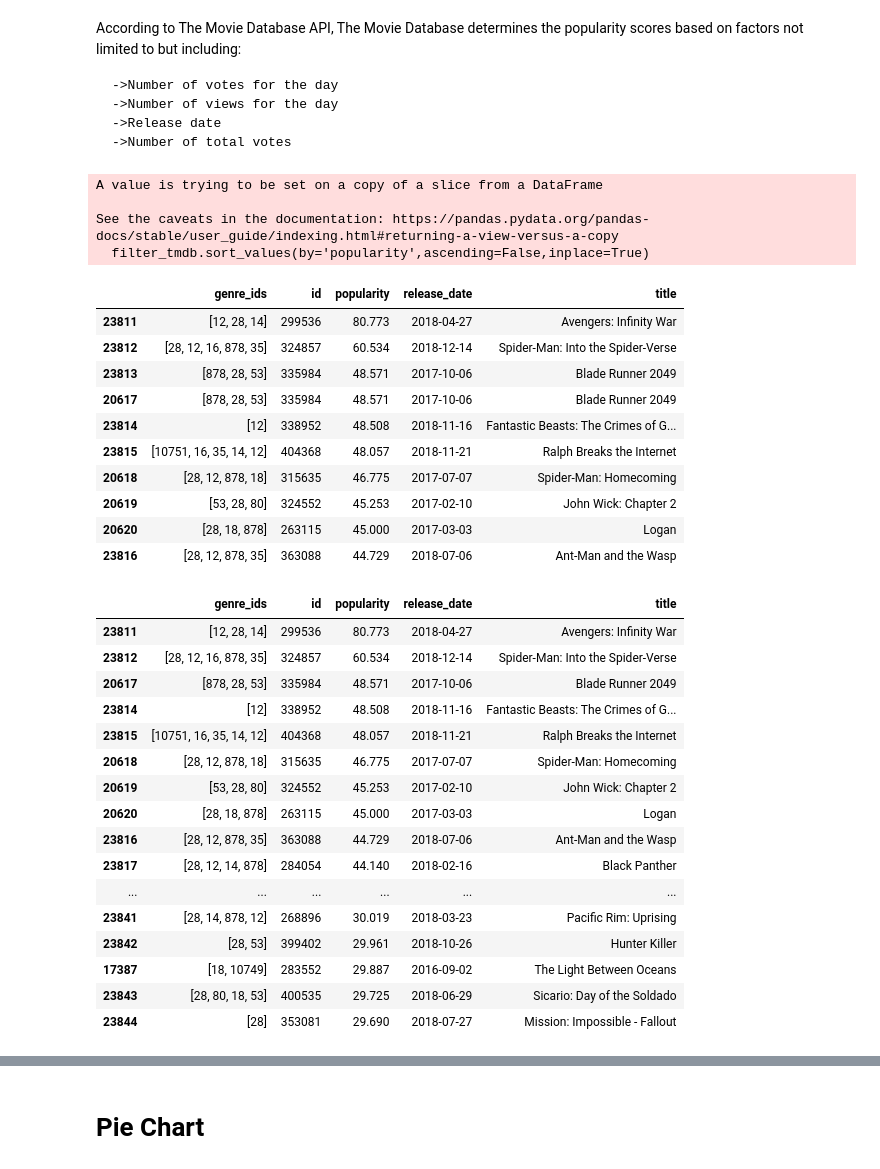
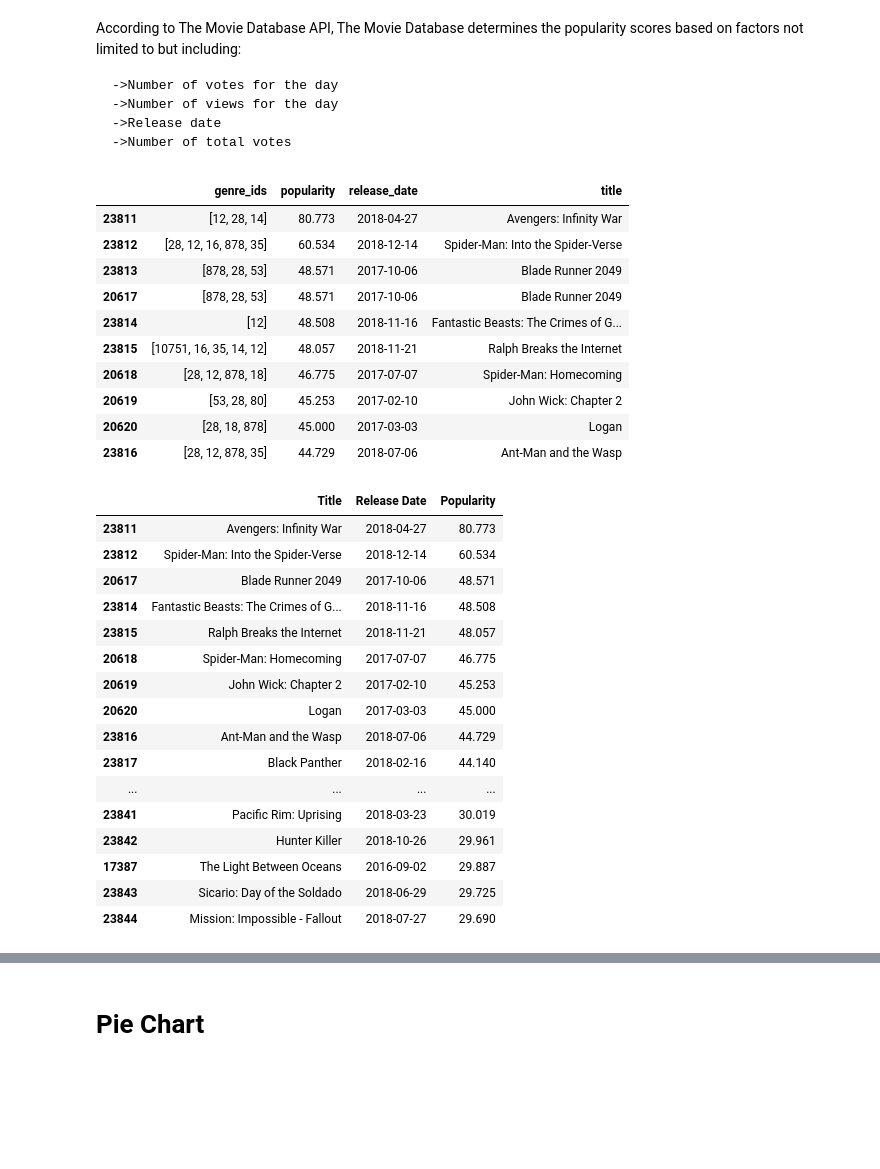
Before and after one commit to jswec/Microsoft-Pitch, a Jupyter notebook: notebooks/Beyza-genre.ipynb, the cells around one changed output, grey strips where cells are left out. Drawn from its saved outputs; the diff is of its cells as text; code cells hidden in the pictures; blank space fills up the shorter version.

```diff
--- a/notebooks/Beyza-genre.ipynb
+++ b/notebooks/Beyza-genre.ipynb
@@ -80,44 +81,45 @@ del tmdb['vote_average']
 # %%
 
-filter_tmdb=tmdb.loc[(tmdb['release_date'] >= '2016-01-01')
+tmdb=tmdb.loc[(tmdb['release_date'] >= '2016-01-01')
                      & (tmdb['release_date'] < '2019-12-30')]
-filter_tmdb.sort_values(by='popularity',ascending=False,inplace=True)
-filter_tmdb1.head(10)
+tmdb.sort_values(by='popularity',ascending=False,inplace=True)
+tmdb.head(10)
 # %% [output]
-A value is trying to be set on a copy of a slice from a DataFrame
-
-See the caveats in the documentation: https://pandas.pydata.org/pandas-docs/stable/user_guide/indexing.html#returning-a-view-versus-a-copy
-  filter_tmdb.sort_values(by='popularity',ascending=False,inplace=True)
-|  | genre_ids | id | popularity | release_date | title |
-| 23811 | [12, 28, 14] | 299536 | 80.773 | 2018-04-27 | Avengers: Infinity War |
-| 23812 | [28, 12, 16, 878, 35] | 324857 | 60.534 | 2018-12-14 | Spider-Man: Into the Spider-Verse |
-| 23813 | [878, 28, 53] | 335984 | 48.571 | 2017-10-06 | Blade Runner 2049 |
-| 20617 | [878, 28, 53] | 335984 | 48.571 | 2017-10-06 | Blade Runner 2049 |
-| 23814 | [12] | 338952 | 48.508 | 2018-11-16 | Fantastic Beasts: The Crimes of G... |
-| 23815 | [10751, 16, 35, 14, 12] | 404368 | 48.057 | 2018-11-21 | Ralph Breaks the Internet |
-| 20618 | [28, 12, 878, 18] | 315635 | 46.775 | 2017-07-07 | Spider-Man: Homecoming |
-| 20619 | [53, 28, 80] | 324552 | 45.253 | 2017-02-10 | John Wick: Chapter 2 |
-| 20620 | [28, 18, 878] | 263115 | 45.000 | 2017-03-03 | Logan |
-| 23816 | [28, 12, 878, 35] | 363088 | 44.729 | 2018-07-06 | Ant-Man and the Wasp |
+|  | genre_ids | popularity | release_date | title |
+| 23811 | [12, 28, 14] | 80.773 | 2018-04-27 | Avengers: Infinity War |
+| 23812 | [28, 12, 16, 878, 35] | 60.534 | 2018-12-14 | Spider-Man: Into the Spider-Verse |
+| 23813 | [878, 28, 53] | 48.571 | 2017-10-06 | Blade Runner 2049 |
+| 20617 | [878, 28, 53] | 48.571 | 2017-10-06 | Blade Runner 2049 |
+| 23814 | [12] | 48.508 | 2018-11-16 | Fantastic Beasts: The Crimes of G... |
+| 23815 | [10751, 16, 35, 14, 12] | 48.057 | 2018-11-21 | Ralph Breaks the Internet |
+| 20618 | [28, 12, 878, 18] | 46.775 | 2017-07-07 | Spider-Man: Homecoming |
+| 20619 | [53, 28, 80] | 45.253 | 2017-02-10 | John Wick: Chapter 2 |
+| 20620 | [28, 18, 878] | 45.000 | 2017-03-03 | Logan |
+| 23816 | [28, 12, 878, 35] | 44.729 | 2018-07-06 | Ant-Man and the Wasp |
 # %%
-filter_tmdb1= filter_tmdb.head(-8937)
+tmdb=tmdb.head(-8937)
+# %%
+tmdb = tmdb[['title', 'release_date', 'popularity']]
+# %%
+tmdb.columns = tmdb.columns.str.title()
+tmdb.rename(columns={"Release_Date" : "Release Date"}, inplace=True)
 # %%
-filter_tmdb1.drop_duplicates(subset=['title'], keep='last')
+tmdb.drop_duplicates(subset=['Title'], keep='last')
 # %% [output]
-|  | genre_ids | id | popularity | release_date | title |
-| 23811 | [12, 28, 14] | 299536 | 80.773 | 2018-04-27 | Avengers: Infinity War |
-| 23812 | [28, 12, 16, 878, 35] | 324857 | 60.534 | 2018-12-14 | Spider-Man: Into the Spider-Verse |
-| 20617 | [878, 28, 53] | 335984 | 48.571 | 2017-10-06 | Blade Runner 2049 |
-| 23814 | [12] | 338952 | 48.508 | 2018-11-16 | Fantastic Beasts: The Crimes of G... |
-| 23815 | [10751, 16, 35, 14, 12] | 404368 | 48.057 | 2018-11-21 | Ralph Breaks the Internet |
-| 20618 | [28, 12, 878, 18] | 315635 | 46.775 | 2017-07-07 | Spider-Man: Homecoming |
-| 20619 | [53, 28, 80] | 324552 | 45.253 | 2017-02-10 | John Wick: Chapter 2 |
-| 20620 | [28, 18, 878] | 263115 | 45.000 | 2017-03-03 | Logan |
-| 23816 | [28, 12, 878, 35] | 363088 | 44.729 | 2018-07-06 | Ant-Man and the Wasp |
-| 23817 | [28, 12, 14, 878] | 284054 | 44.140 | 2018-02-16 | Black Panther |
-| ... | ... | ... | ... | ... | ... |
-| 23841 | [28, 14, 878, 12] | 268896 | 30.019 | 2018-03-23 | Pacific Rim: Uprising |
-| 23842 | [28, 53] | 399402 | 29.961 | 2018-10-26 | Hunter Killer |
-| 17387 | [18, 10749] | 283552 | 29.887 | 2016-09-02 | The Light Between Oceans |
-| 23843 | [28, 80, 18, 53] | 400535 | 29.725 | 2018-06-29 | Sicario: Day of the Soldado |
-| 23844 | [28] | 353081 | 29.690 | 2018-07-27 | Mission: Impossible - Fallout |
+|  | Title | Release Date | Popularity |
+| 23811 | Avengers: Infinity War | 2018-04-27 | 80.773 |
+| 23812 | Spider-Man: Into the Spider-Verse | 2018-12-14 | 60.534 |
+| 20617 | Blade Runner 2049 | 2017-10-06 | 48.571 |
+| 23814 | Fantastic Beasts: The Crimes of G... | 2018-11-16 | 48.508 |
+| 23815 | Ralph Breaks the Internet | 2018-11-21 | 48.057 |
+| 20618 | Spider-Man: Homecoming | 2017-07-07 | 46.775 |
+| 20619 | John Wick: Chapter 2 | 2017-02-10 | 45.253 |
+| 20620 | Logan | 2017-03-03 | 45.000 |
+| 23816 | Ant-Man and the Wasp | 2018-07-06 | 44.729 |
+| 23817 | Black Panther | 2018-02-16 | 44.140 |
+| ... | ... | ... | ... |
+| 23841 | Pacific Rim: Uprising | 2018-03-23 | 30.019 |
+| 23842 | Hunter Killer | 2018-10-26 | 29.961 |
+| 17387 | The Light Between Oceans | 2016-09-02 | 29.887 |
+| 23843 | Sicario: Day of the Soldado | 2018-06-29 | 29.725 |
+| 23844 | Mission: Impossible - Fallout | 2018-07-27 | 29.690 |
```
Also changed, not shown: parts of 3 cells of this notebook.
